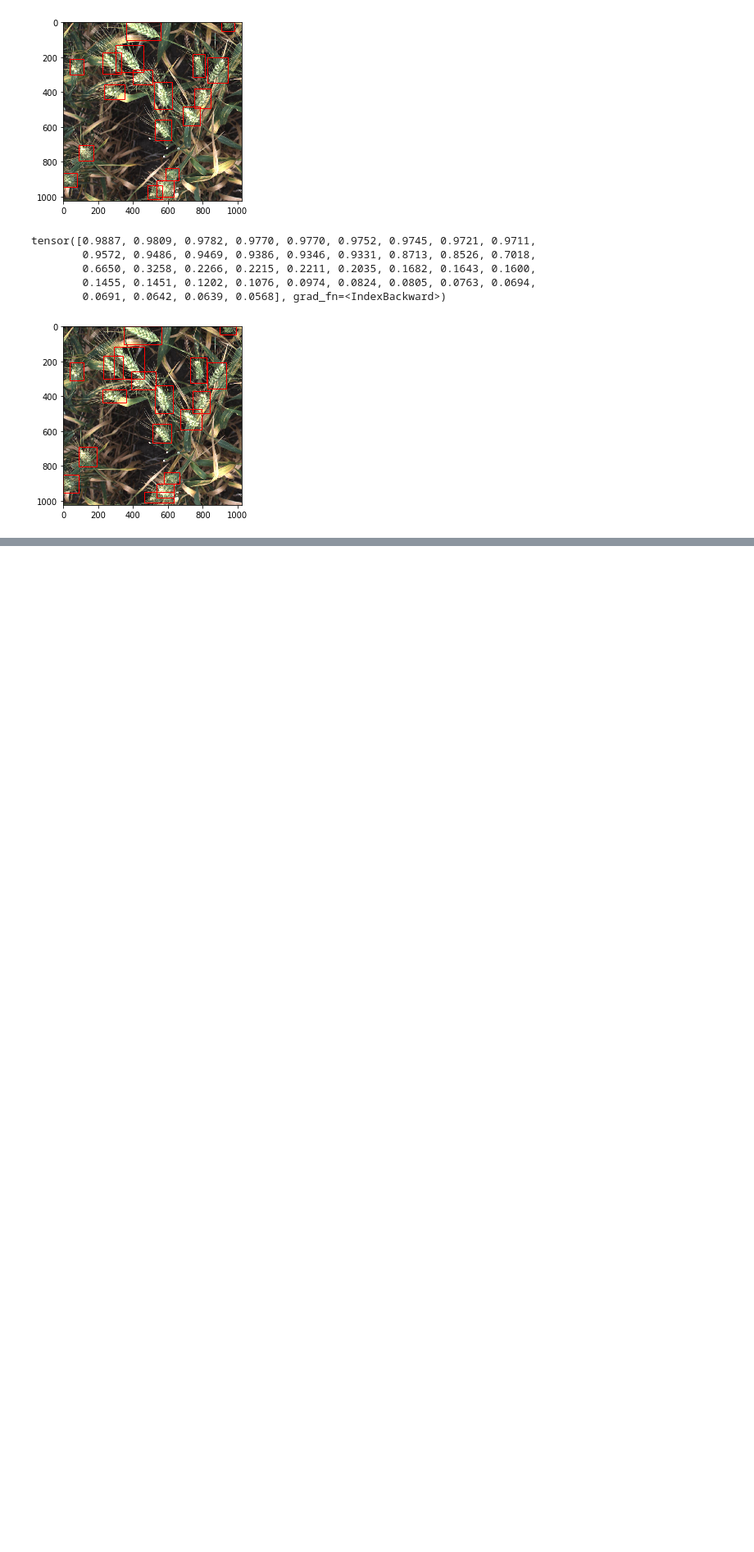
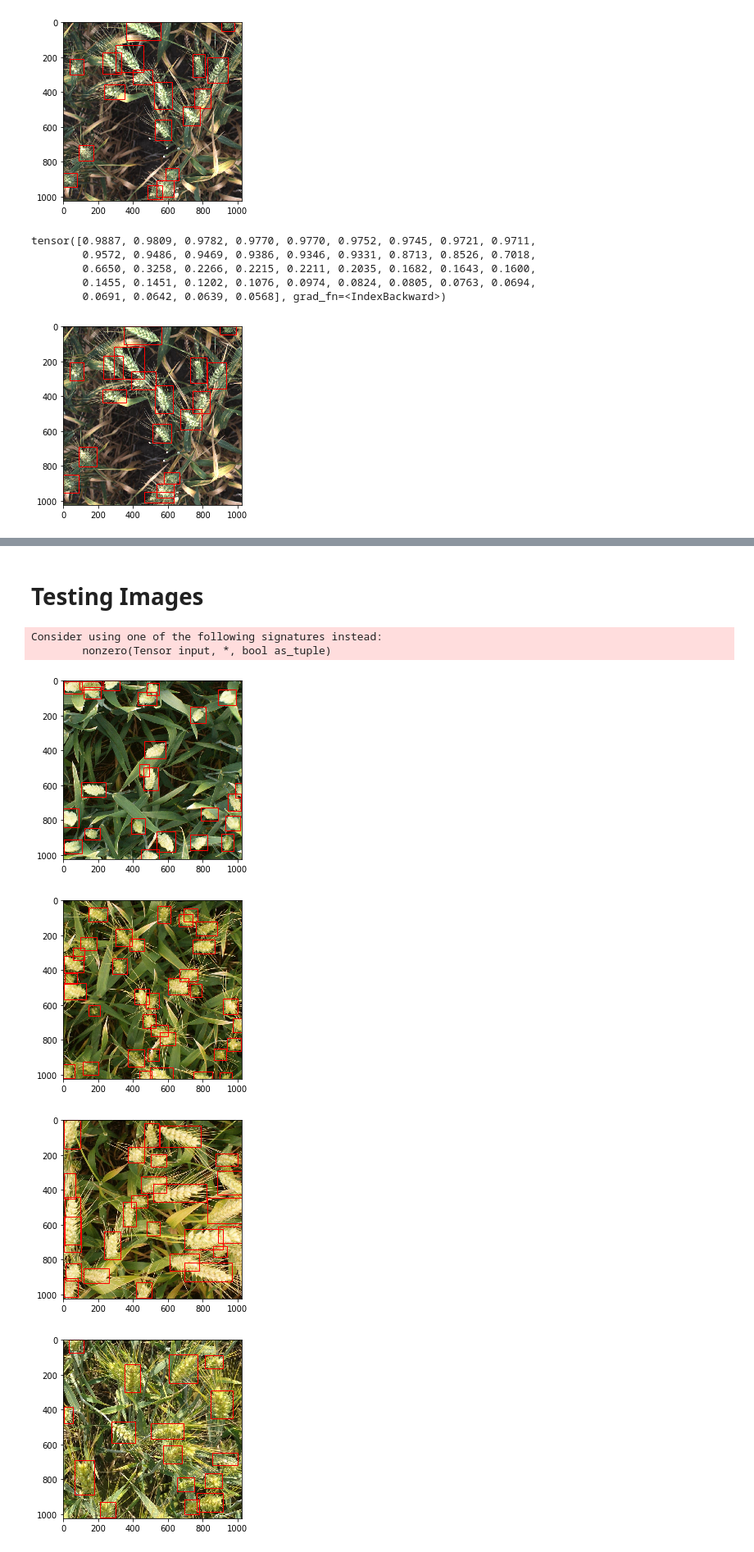
Before and after one commit to jay-chakalasiya/Global-Wheat-Detction-Kaggle-2020, a Jupyter notebook: visualize.ipynb, the cells around one changed output, grey strips where cells are left out. Shown at 82% size. Saved outputs shown, nothing was run; the diff lists cells and outputs as text; code cells hidden in the pictures; blank space fills up the shorter version.

Commit message:
Prediction on testing images

```diff
--- a/visualize.ipynb
+++ b/visualize.ipynb
@@ -73,0 +83,46 @@ plot_boxes(np.moveaxis(images[i], 0, -1), targets[i]['boxes'])
+# %%
+b = []
+for r_ in r:
+    s = r_['scores']
+    try:
+        stop_index = np.argwhere(s<0.7)[0][0]
+    except:
+        stop_index=len(r_['scores'])
+
+    for i in range(stop_index):
+        b.append(str(r_['scores'][i])
+                 +' '
+                 +str(int(r_['boxes'][i][0]))
+                 +' '
+                 +str(int(r_['boxes'][i][1]))
+                 +' '
+                 +str(int(r_['boxes'][i][2]-r_['boxes'][i][0]))
+                 +' '
+                 +str(int(r_['boxes'][i][3]-r_['boxes'][i][1])))
+# %% [markdown]
+# Testing Images
+# %%
+import os
+testing_images_ids = os.listdir(conf.DATA_PATH+'/test')
+# %%
+testing_images = []
+import cv2
+for testing_images_id in testing_images_ids:
+    img_path =  os.path.join(conf.DATA_PATH, 'test', testing_images_id)
+    img = cv2.cvtColor(cv2.imread(img_path), cv2.COLOR_BGR2RGB)/255
+    img = np.array(np.moveaxis(img, -1, 0), dtype=np.float32)
+    testing_images.append(img)
+# %%
+results = M([torch.tensor(img).to(conf.DEVICE) for img in testing_images])
+results = [{k: v.to(torch.device('cpu')).detach().numpy() for k, v in target.items()} for target in results]
+# %% [output]
+Consider using one of the following signatures instead:
+        nonzero(Tensor input, *, bool as_tuple)
+# %%
+for i in range(10):
+    plot_boxes(np.moveaxis(testing_images[i], 0, -1), results[i]['boxes'][:np.argwhere(results[i]['scores']<0.7)[0][0]])
+# %% [output]
+[figure, added]
+[figure, added]
+[figure, added]
+[figure, added]
```
Also changed, not shown: parts of 8 cells of this notebook.
